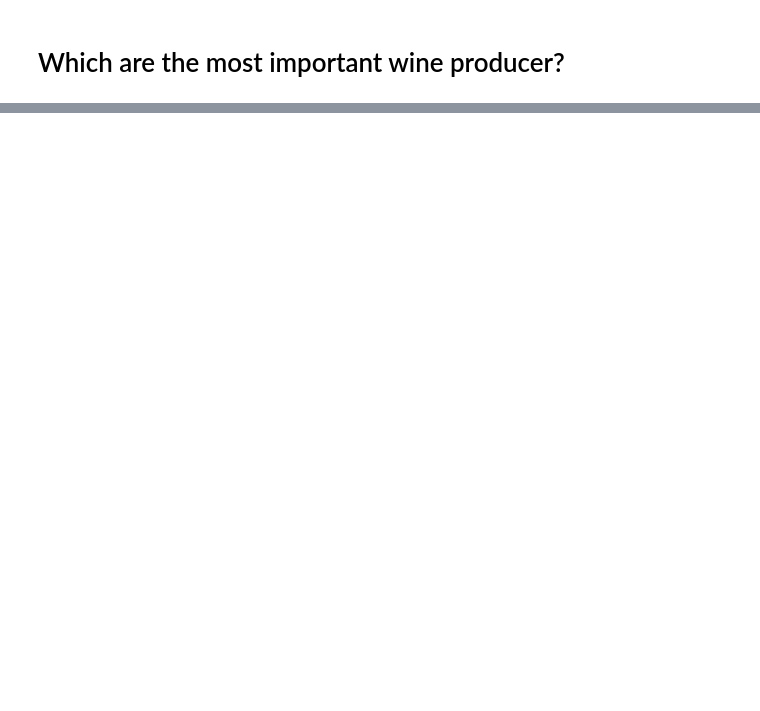
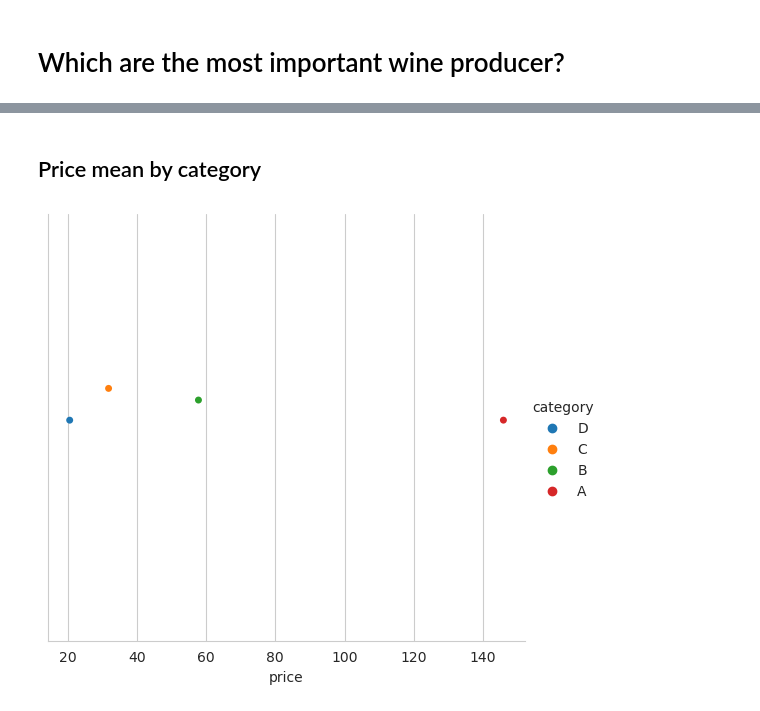
Before and after one commit to AstinSeverino/Wine-, a Jupyter notebook: wine.ipynb, the cells around one changed output, grey strips where cells are left out. Drawn from its saved outputs; the diff is of its cells as text; code cells hidden in the pictures; blank space fills up the shorter version.

```diff
--- a/wine.ipynb
+++ b/wine.ipynb
@@ -189,0 +269,13 @@ wine
+# %% [markdown]
+## Price mean by category
+# %%
+(
+    sns.catplot(
+    data=wine.groupby(['category']).mean(),
+    x='price',
+    hue='category'
+
+    )
+);
+# %% [output]
+[figure, added]
```
Also changed, not shown: parts of 17 cells of this notebook.
